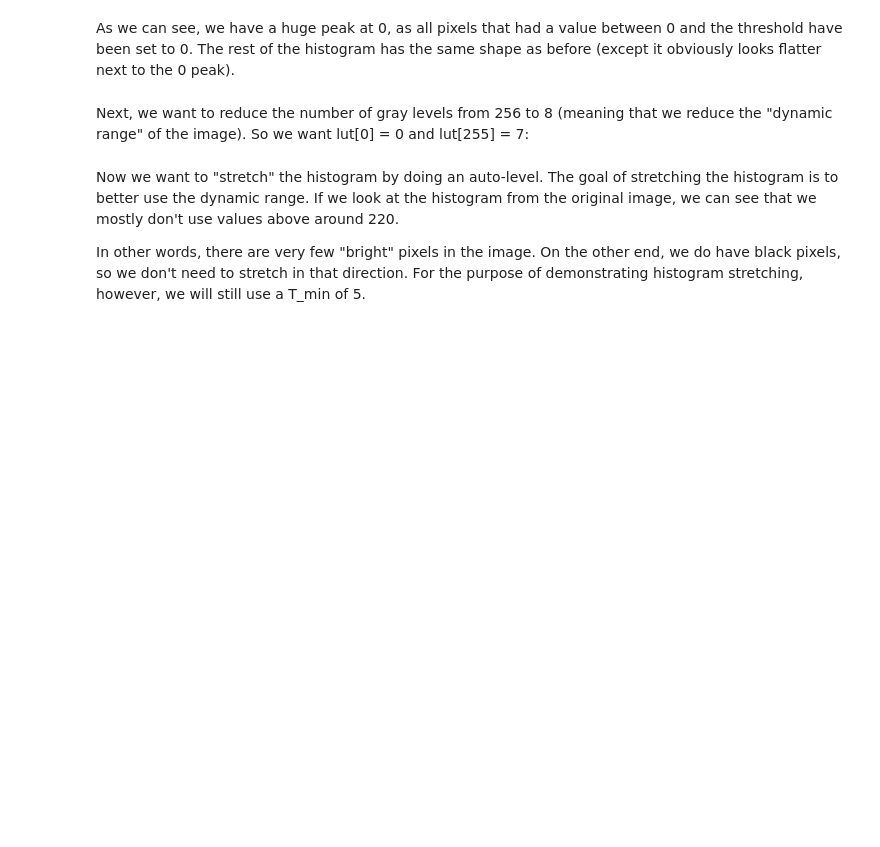
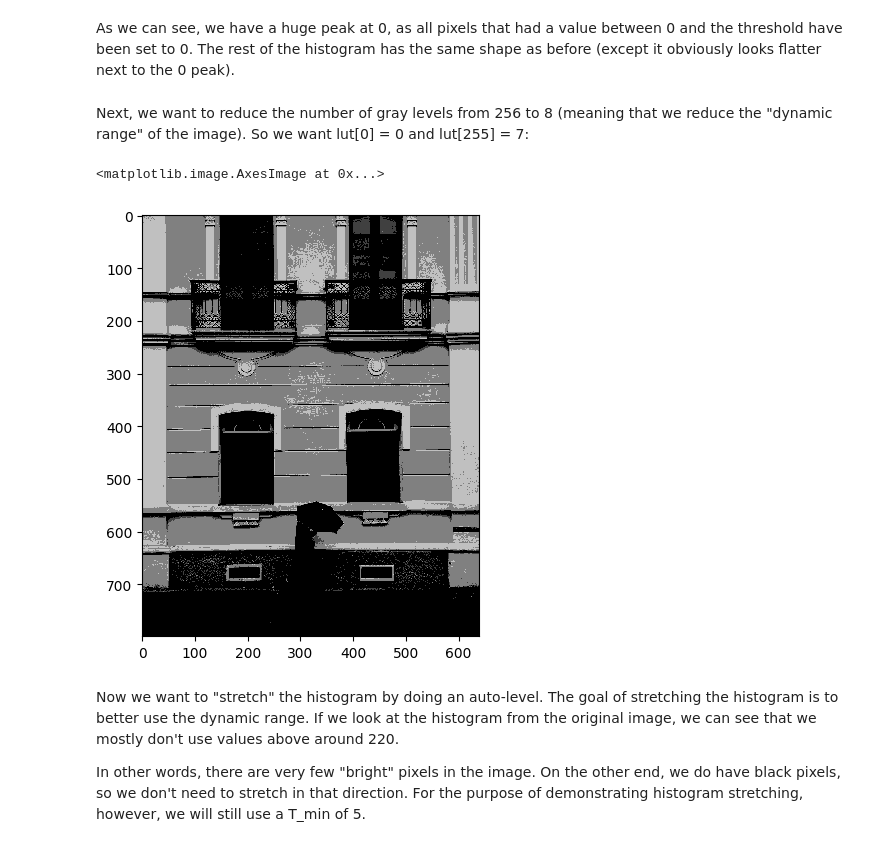
Before and after one commit to mordamed/ImageProcessing, a Jupyter notebook: 2_Image_Filtering/TP2_Image_Filtering.ipynb, the cells around one changed output. Cells and saved outputs as stored; diff of their text form; code cells hidden in the pictures; blank space fills up the shorter version.

```diff
--- a/2_Image_Filtering/TP2_Image_Filtering.ipynb
+++ b/2_Image_Filtering/TP2_Image_Filtering.ipynb
@@ -135,3 +133,29 @@ Next, we want to reduce the number of gray levels from 256 to 8 (meaning that we
+# %%
+#3 Divide graylevels into fewer levels
+
+# Ensure imgWalking can be used as indices: convert to a single-channel uint8 image (0..255)
+from skimage.color import rgb2gray
+
+# If image is float in [0,1], scale to 0-255; if RGB, convert to gray first
+if imgWalking.dtype.kind == 'f':
+    img_idx = (imgWalking * 255.0).round().astype(np.uint8)
+else:
+    img_idx = imgWalking.astype(np.uint8)
+
+if img_idx.ndim == 3 and img_idx.shape[2] in (3,4):
+    img_idx = (rgb2gray(img_idx) * 255.0).round().astype(np.uint8)
+
+# Build LUT and apply
+lut_lessGrayLevels = np.zeros(256, dtype=np.uint8)
+for i in range(256):
+    lut_lessGrayLevels[i] = (i // 64) * 64  # 4 levels: 0,64,128,192
+
+lessGrayLevels = lut_lessGrayLevels[Graylevels_above_threshold.astype(np.uint8)]
+
+imshow(lessGrayLevels)
+# %% [output]
+<matplotlib.image.AxesImage at 0x...>
+[figure, added]
 # %% [markdown]
 Now we want to "stretch" the histogram by doing an auto-level. The goal of stretching the histogram is to better use the dynamic range. If we look at the histogram from the original image, we can see that we mostly don't use values above around 220.
 
```
Also changed, not shown: parts of 13 cells of this notebook.
